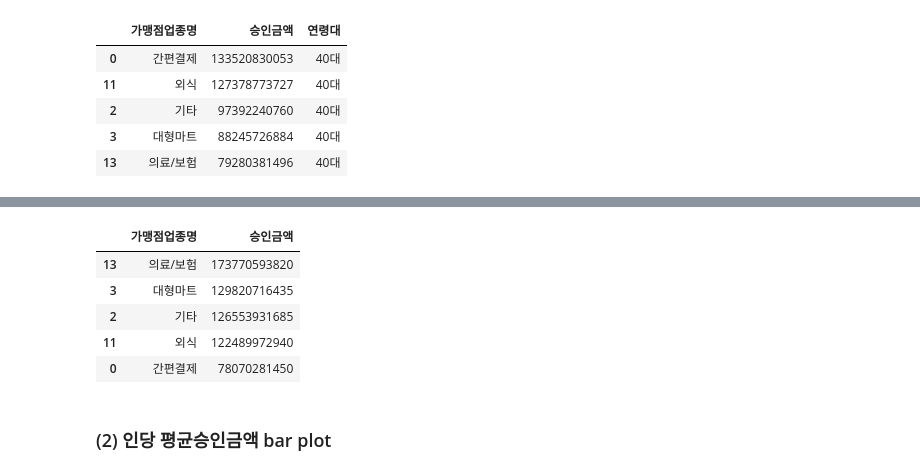
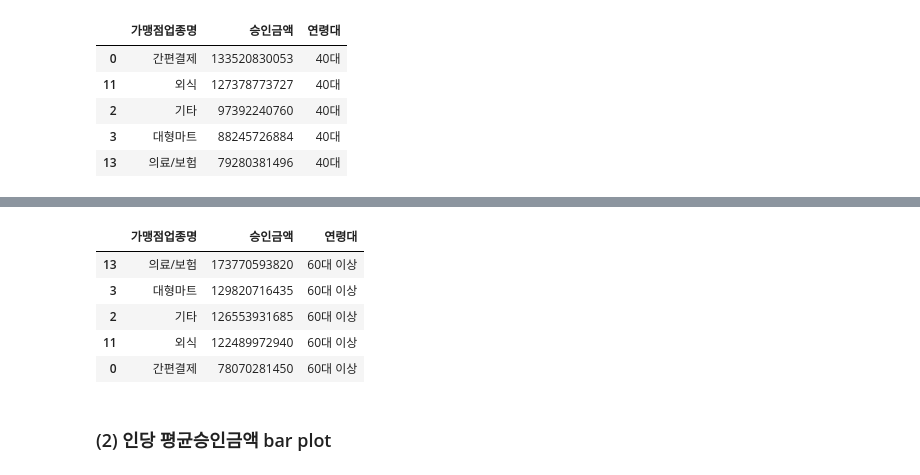
Before and after one commit to dsleslie/Projects_2024, a Jupyter notebook: 3_EDA.ipynb, the cells around one changed output, grey strips where cells are left out. Cells and saved outputs as stored; diff of their text form; code cells hidden in the pictures.

```diff
--- a/3_EDA.ipynb
+++ b/3_EDA.ipynb
@@ -870,13 +980,13 @@ MemoryError: Unable to allocate 132. MiB for an array with shape (17299372,) and
 # %%
-cc_23_60_g = table_avg_2(cc_23_60_r, "고객ID", "가맹점업종명", "승인금액",)
+cc_23_60_g = table_avg_2(cc_23_60_r, "고객ID", "가맹점업종명", "승인금액", "60대 이상")
 cc_23_60_g.head()
 # %% [output]
-|  | 가맹점업종명 | 승인금액 |
-| 13 | 의료/보험 | 173770593820 |
-| 3 | 대형마트 | 129820716435 |
-| 2 | 기타 | 126553931685 |
-| 11 | 외식 | 122489972940 |
-| 0 | 간편결제 | 78070281450 |
+|  | 가맹점업종명 | 승인금액 | 연령대 |
+| 13 | 의료/보험 | 173770593820 | 60대 이상 |
+| 3 | 대형마트 | 129820716435 | 60대 이상 |
+| 2 | 기타 | 126553931685 | 60대 이상 |
+| 11 | 외식 | 122489972940 | 60대 이상 |
+| 0 | 간편결제 | 78070281450 | 60대 이상 |
 # %% [markdown]
 ### (2) 인당 평균승인금액 bar plot
 # %%
```
Also changed, not shown: parts of 20 cells of this notebook.
